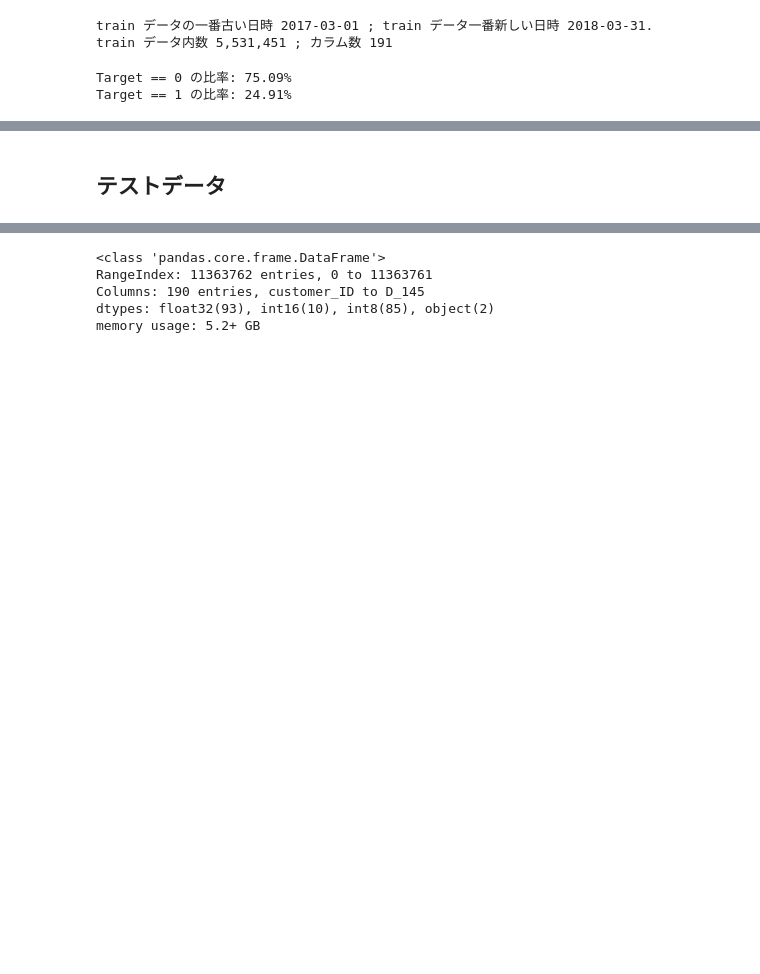
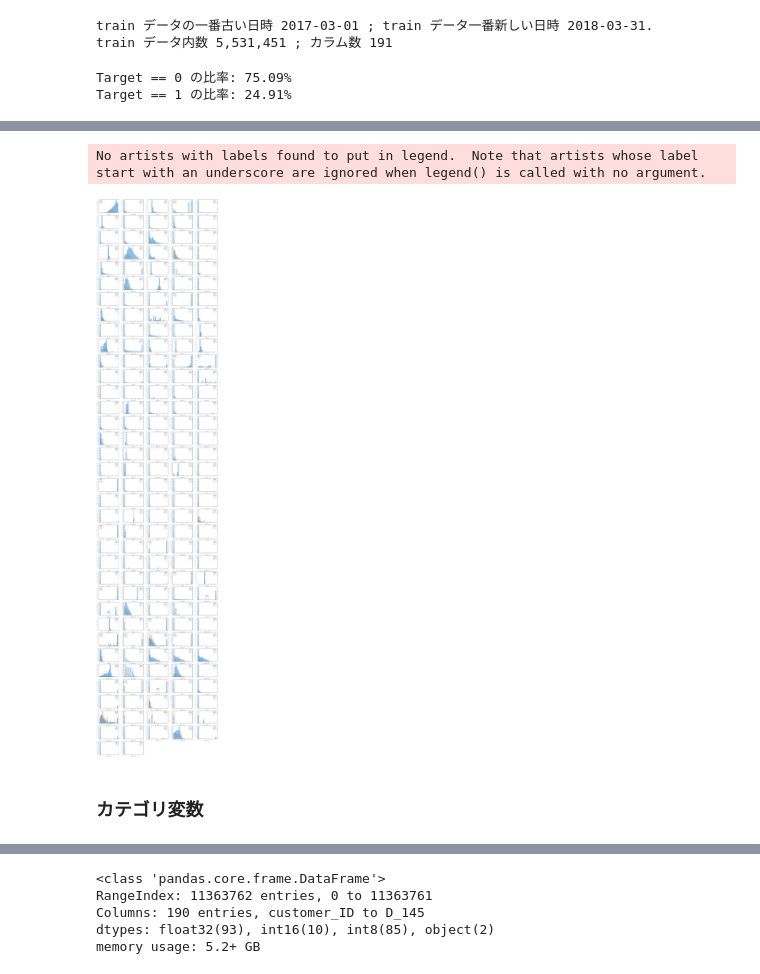
Before and after one commit to idsts2670/kaggle, a Jupyter notebook: amex-default-prediction/amex-default-prediction_v1.ipynb, the cells around one changed output, grey strips where cells are left out. Drawn from its saved outputs; the diff is of its cells as text; code cells hidden in the pictures; blank space fills up the shorter version.

```diff
--- a/amex-default-prediction/amex-default-prediction_v1.ipynb
+++ b/amex-default-prediction/amex-default-prediction_v1.ipynb
@@ -262,13 +264,13 @@ titles=['Delinquency '+str(i).split('_')[1] if i.startswith('D')
         else 'Payment '+str(i).split('_')[1] if i.startswith('P')
         else 'Balance '+str(i).split('_')[1] if i.startswith('B')
         else 'Risk '+str(i).split('_')[1] if i.startswith('R')
-        else 'customer_ID'
+        else customer_ID
         for i in train.columns[:-1]
         ]
-
-# train データのカラム名変更
-titles.append('TARGET')
-train.columns = titles
+# %%
+# train データのカラム名変更
+titles.append('target')
+train.columns = titles
 # %%
 # Target {0|1} 比率
 train_target = pd.DataFrame(train[TARGET].value_counts()).reset_index()
@@ -296,6 +298,7 @@ Target == 1 の比率: 24.91%
 # %%
-# 連続変数のみ抽出する
+# カテゴリ変数のリスト
+cat_cols=['Balance 30', 'Balance 38', 'Delinquency 63', 'Delinquency 64', 'Delinquency 66', 'Delinquency 68',
+          'Delinquency 114', 'Delinquency 116', 'Delinquency 117', 'Delinquency 120', 'Delinquency 126', 'category']
 COLS = list(train.columns[2:190])
-cat_cols=['Balance 30', 'Balance 38', 'Delinquency 63', 'Delinquency 64', 'Delinquency 66', 'Delinquency 68',
-          'Delinquency 114', 'Delinquency 116', 'Delinquency 117', 'Delinquency 120', 'Delinquency 126', TARGET,'category']
-cont_col = [col for col in COLS if col not in cat_cols and TARGET]
+# リスト形式で連続変数のみ抽出する
+cont_cols = [col for col in COLS if col not in cat_cols and TARGET]
@@ -337,25 +305,29 @@ cont_features = [col for col in FEATURES if col not in cat_features and TARGET]
 # %%
 RANDOM_SPLIT = 100000
 ncols = 5
 nrows = 36
-n_features = cont_features
 fig, axes = plt.subplots(nrows, ncols, figsize=(25, 15*8))
+# パレットカラーの指定
+pal = ['#016CC9','#DEB078']
+plt.legend(loc='upper right')
 
 for r in range(nrows):
     for c in range(ncols):
-        if r*ncols+c == len(cont_features):
+        if r*ncols+c == len(cont_cols):
             break
-        col = n_features[r*ncols+c]
-        sns.histplot(data= train.iloc[:RANDOM_SPLIT],  x=col, ax=axes[r, c], hue= "target", bins = 20, palette =['#DE3163','#58D68D'])
-        axes[r,c].legend()
+        col = cont_cols[r*ncols+c]
+        sns.histplot(data= train.iloc[:RANDOM_SPLIT],  x=col, ax=axes[r, c], hue= "target", bins = 20, palette =pal)
         axes[r, c].set_ylabel('')
         axes[r, c].set_xlabel(col, fontsize=8)
         axes[r, c].tick_params(labelsize=5, width=0.5)
         axes[r, c].xaxis.offsetText.set_fontsize(6)
         axes[r, c].yaxis.offsetText.set_fontsize(4)
 fig.delaxes(axes[35][2])
 fig.delaxes(axes[35][3])
 fig.delaxes(axes[35][4])
 plt.show()
+# %% [output]
+No artists with labels found to put in legend.  Note that artists whose label start with an underscore are ignored when legend() is called with no argument.
+[figure, added]
 # %% [markdown]
-## テストデータ
+### カテゴリ変数
```
Also changed, not shown: parts of 26 cells of this notebook.
